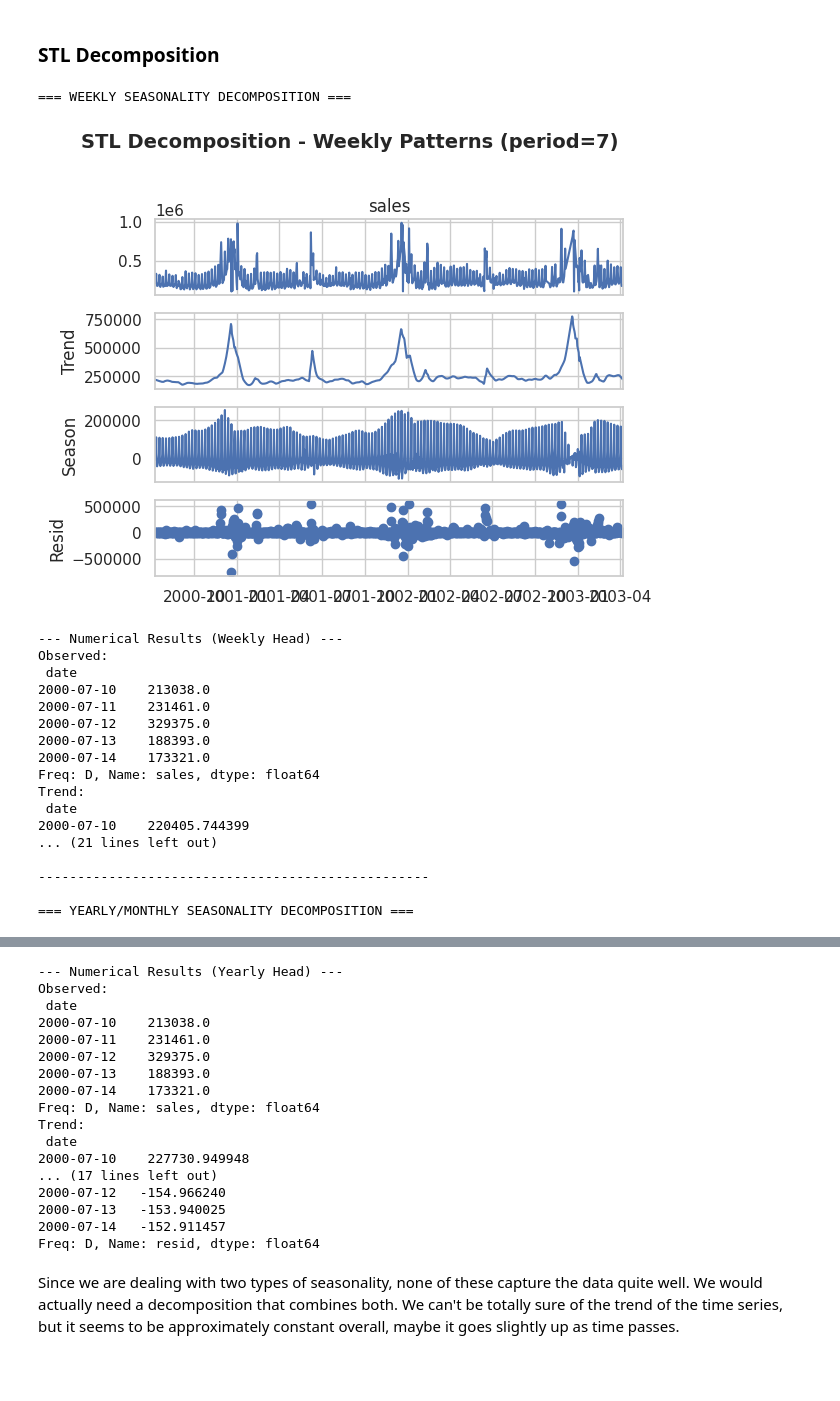
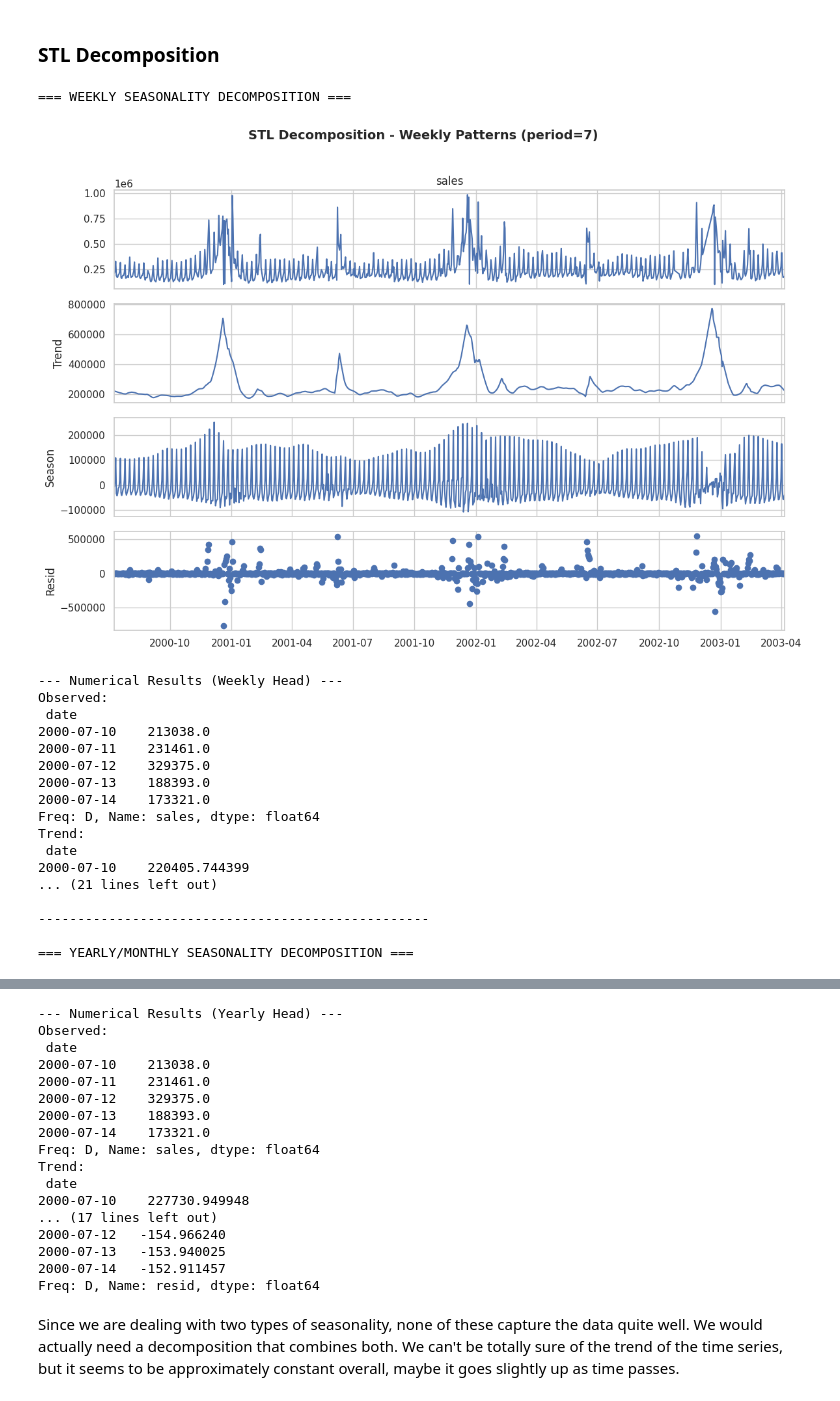
Before and after one commit to joaquinorradre/Time_Series_Assesment1, a Jupyter notebook: Assesment1.ipynb, the cells around one changed output, grey strips where cells are left out. Drawn from its saved outputs; the diff is of its cells as text; code cells hidden in the pictures; blank space fills up the shorter version.

Commit message:
reformed plots

```diff
--- a/Assesment1.ipynb
+++ b/Assesment1.ipynb
@@ -322,6 +322,7 @@ res_weekly = stl_weekly.fit()
 
 # Visualization
 fig_weekly = res_weekly.plot()
+fig_weekly.set_size_inches(12, 8)
 plt.suptitle("STL Decomposition - Weekly Patterns (period=7)", y=1.02, fontsize=14, fontweight='bold')
 plt.tight_layout()
 plt.show()
@@ -332,34 +333,35 @@ print('Observed:\n', res_weekly.observed.head())
 print('Trend:\n', res_weekly.trend.head())
 print('Seasonal:\n', res_weekly.seasonal.head())
 print('Remainder:\n', res_weekly.resid.head())
 print("\n" + "-"*50 + "\n")
 
 
 # =========================================================
 # 2. YEARLY SEASONALITY (Period = 365)
 # =========================================================
 print("=== YEARLY/MONTHLY SEASONALITY DECOMPOSITION ===")
 
 # Initialize the STL model for yearly patterns (365 days).
 # This will capture the larger macro-cycle, including your Jan/Jul discount spikes.
 stl_yearly = STL(data_imputed['sales'], period=365, robust=True)
 res_yearly = stl_yearly.fit()
 
 # Visualization
 fig_yearly = res_yearly.plot()
+fig_yearly.set_size_inches(12, 8)
 plt.suptitle("STL Decomposition - Yearly Patterns (period=365)", y=1.02, fontsize=14, fontweight='bold')
 plt.tight_layout()
 plt.show()
 
 # Accessing numerical results
 print("--- Numerical Results (Yearly Head) ---")
 print('Observed:\n', res_yearly.observed.head())
 print('Trend:\n', res_yearly.trend.head())
 print('Seasonal:\n', res_yearly.seasonal.head())
 print('Remainder:\n', res_yearly.resid.head())
 # %% [output]
 === WEEKLY SEASONALITY DECOMPOSITION ===
-[figure, old version]
+[figure, new version]
 --- Numerical Results (Weekly Head) ---
 Observed:
  date
```
Also changed, not shown: parts of 8 cells of this notebook.
